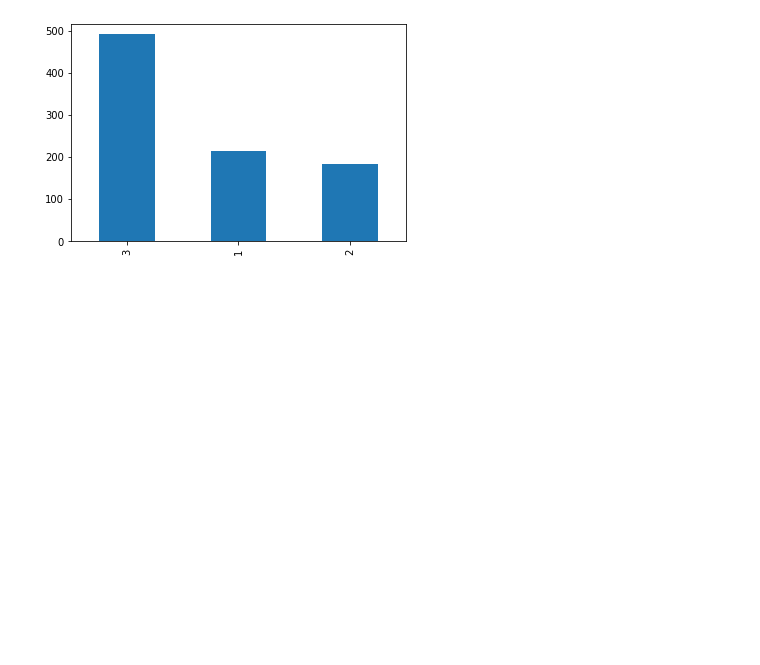
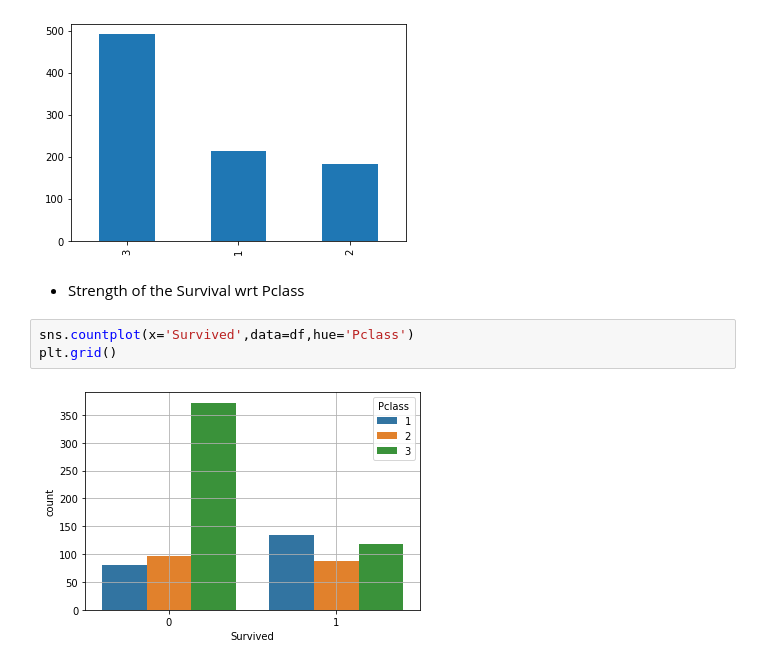
Before and after one commit to Naveen-Karanamu/Titanic-Survival, a Jupyter notebook: main.ipynb, the cells around one changed output. Cells and saved outputs as stored; diff of their text form; blank space fills up the shorter version.

Commit message:
Plotted: Strength of the Survived wrt Pclass

```diff
--- a/main.ipynb
+++ b/main.ipynb
@@ -393,3 +393,10 @@ df.Pclass.value_counts().plot.bar(df.Pclass)
 # %% [output]
 <AxesSubplot:>
 [figure]
+# %% [markdown]
+* Strength of the Survival wrt Pclass
+# %%
+sns.countplot(x='Survived',data=df,hue='Pclass')
+plt.grid()
+# %% [output]
+[figure, added]
```
